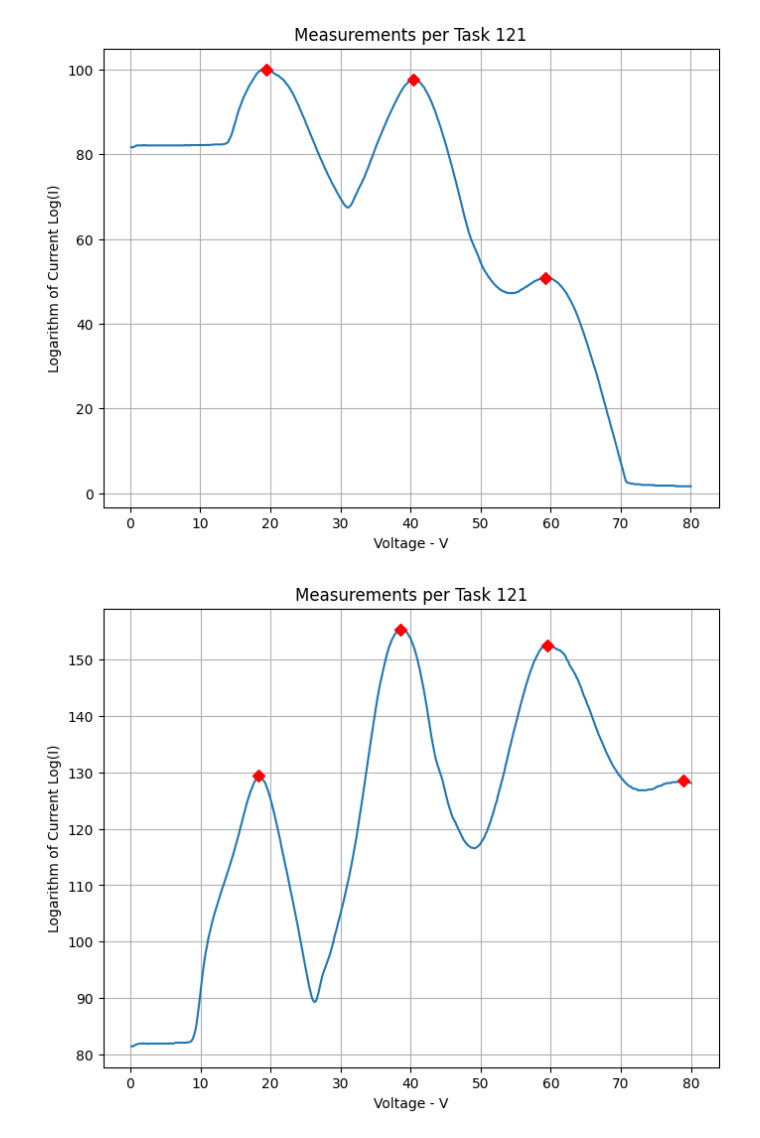
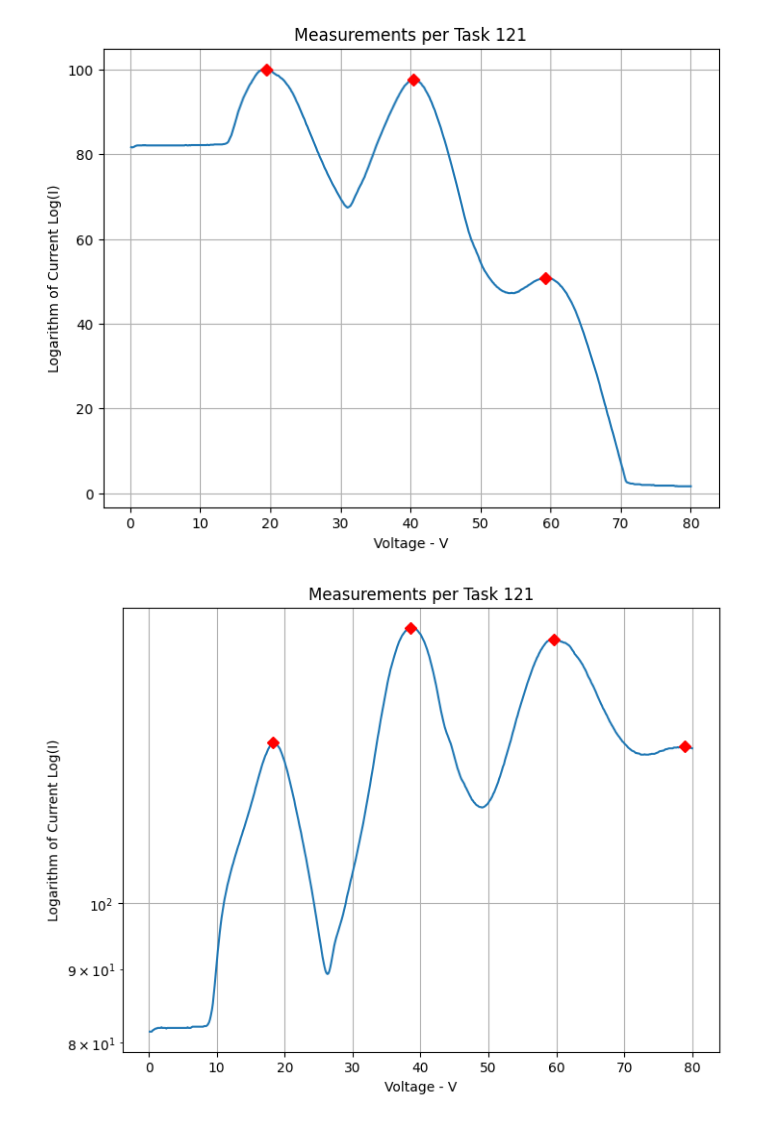
Before and after one commit to N0rt0N7/General-workspace, a Jupyter notebook: Frank-Hertz/Task131.ipynb, the cells around one changed output. Saved outputs shown, nothing was run; the diff lists cells and outputs as text; code cells hidden in the pictures.

```diff
--- a/Frank-Hertz/Task131.ipynb
+++ b/Frank-Hertz/Task131.ipynb
@@ -26,25 +26,25 @@ plt.show()
 # %%
 import numpy as np
 import matplotlib.pyplot as plt
 from scipy.signal import find_peaks
 
 data = np.loadtxt('2024-05-07-task131-attempt2.txt')
 
 x = data[:, 0]
 y = data[:, 1]
 
 peaks, _ = find_peaks(y, prominence=0.1)
 sorted_peaks = sorted(peaks, key=lambda idx: -y[idx])
 first_5_peaks = sorted_peaks[0:4]
 
 plt.figure(figsize=(8, 6))
 
-plt.plot(x, y)
+plt.semilogy(x, y)
 plt.xlabel('Voltage - V')
 plt.ylabel('Logarithm of Current Log(I)')
 plt.title('Measurements per Task 121')
 plt.plot(x[first_5_peaks], y[first_5_peaks], 'D', label='Peaks', color='red')
 plt.grid(True)
 plt.show()
 # %% [output]
-[figure, old version]
+[figure, new version]
```
Also changed, not shown: 2 other files.
